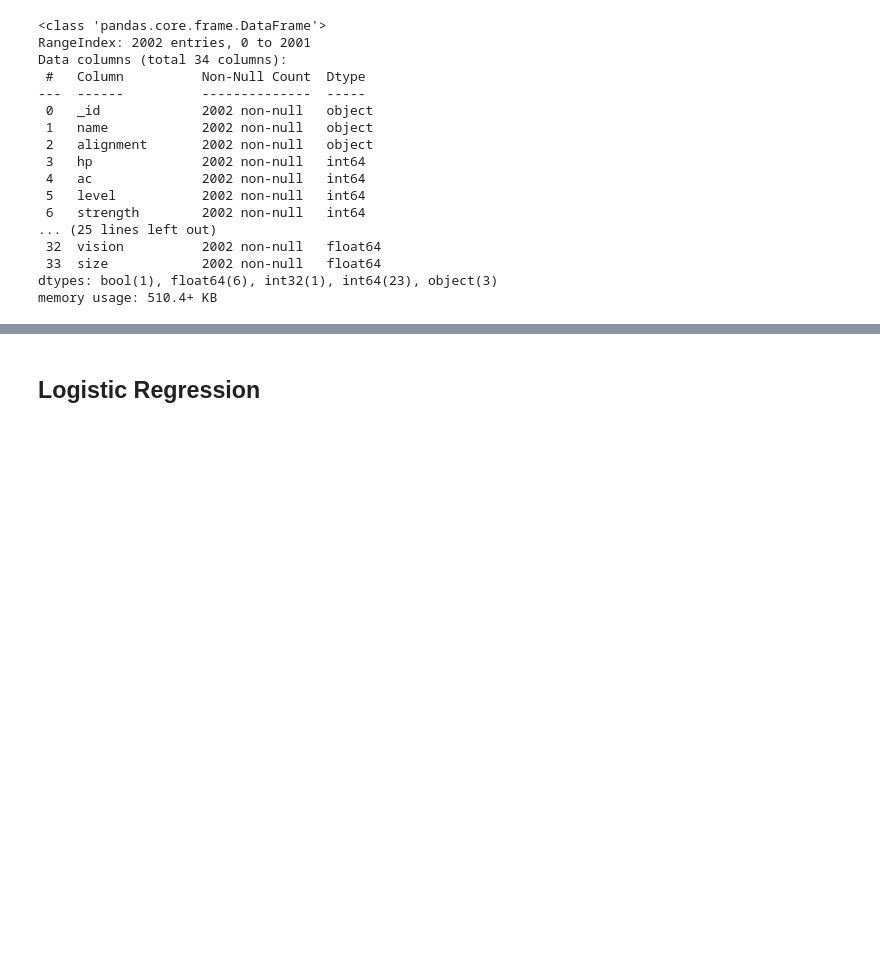
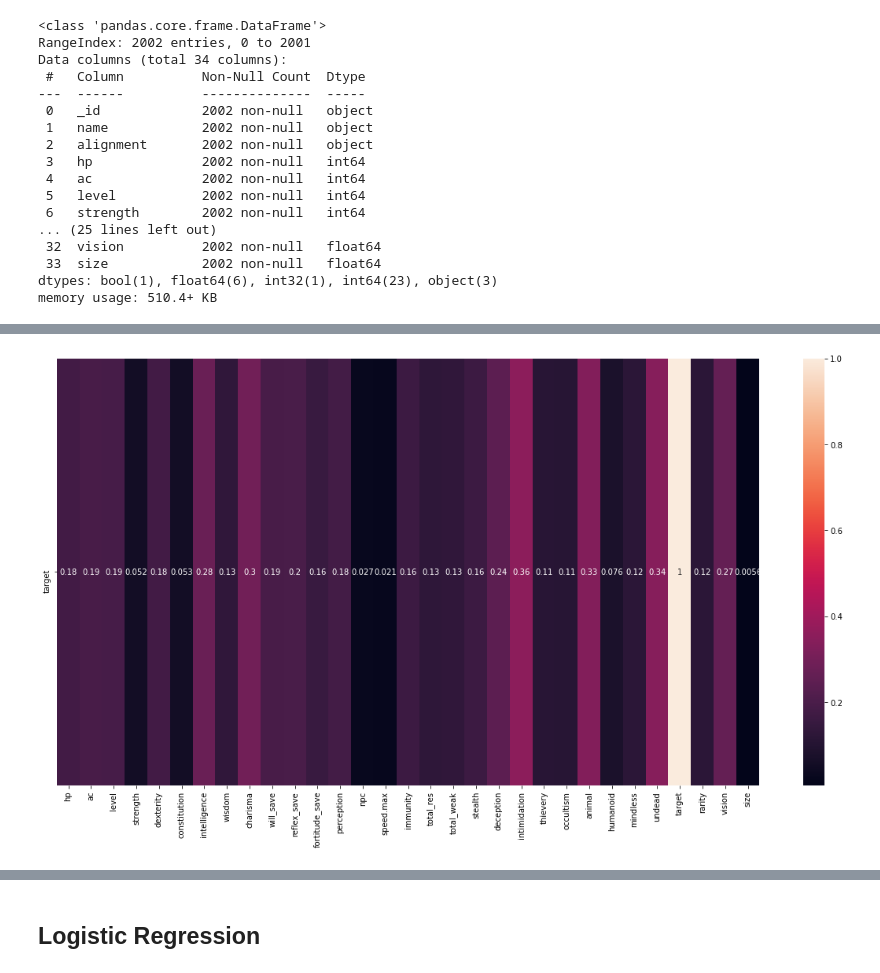
Before and after one commit to MusaAbbasi/Pathfinder_Creature_Classifier, a Jupyter notebook: EDA-Modeling.ipynb, the cells around one changed output, grey strips where cells are left out. Saved outputs shown, nothing was run; the diff lists cells and outputs as text; code cells hidden in the pictures; blank space fills up the shorter version.

```diff
--- a/EDA-Modeling.ipynb
+++ b/EDA-Modeling.ipynb
@@ -5,0 +58,8 @@ df = pd.read_csv("data/All_creatures_clean.csv")
+# %%
+X_subset = pd.DataFrame(o_enc.transform(cat_subset),
+                        columns = cat_subset.columns)
+X_subset["align_full"] = X_subset['alignment'].rename("align_full", inplace = True)
+# %%
+X_subset = X_subset.drop(columns = ['alignment'])
+# %%
+df = pd.concat([df, X_subset], axis=1)
@@ -6,5 +68,5 @@ df = pd.read_csv("data/All_creatures_clean.csv")
 # %%
-conditions = [df['alignment'].isin(["LG","NG","CG","LN","N"]), [df['alignment'].isin(["LE","NE","CE","CN"])]]
+conditions = [[df['alignment'].isin(["LG", "NG", "CG", "LN","N",])], df['alignment'].isin(["LE","NE","CE", "NE"])]
 values = [0,1]
 array = np.select(conditions, values)
 # %%
@@ -170,0 +204,10 @@ memory usage: 510.4+ KB
+# %%
+corr_matrix = df.drop(columns = ['_id','name','alignment']).corr().abs().loc[['target'],:]
+plt.subplots(figsize=(20, 10))
+mask = np.zeros_like(corr_matrix)
+mask[np.triu_indices_from(mask)] = True
+sns.heatmap(corr_matrix, annot=True )
+
+plt.show()
+# %% [output]
+[figure, added]
```
Also changed, not shown: parts of 123 cells of this notebook.
